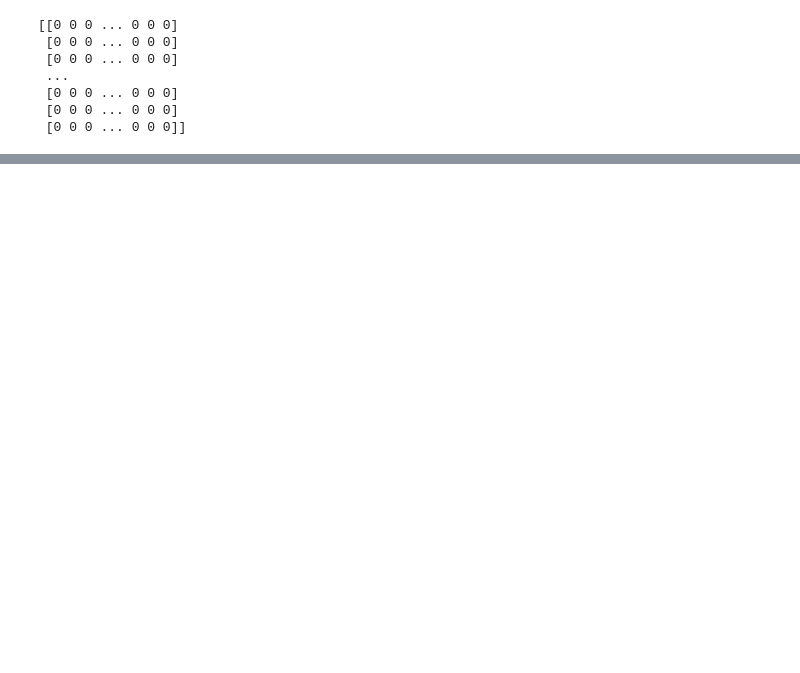
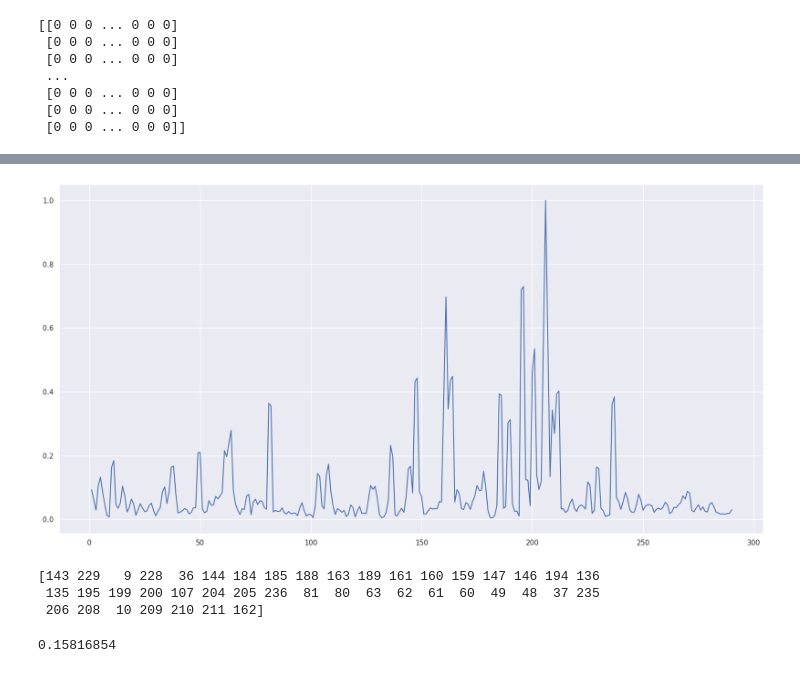
Before and after one commit to hcmus-thesis-gulu/human-centric-evaluation, a Jupyter notebook: [Thesis]_Testbed.ipynb, the cells around one changed output, grey strips where cells are left out. Saved outputs shown, nothing was run; the diff lists cells and outputs as text; code cells hidden in the pictures; blank space fills up the shorter version.

```diff
--- a/[Thesis]_Testbed.ipynb
+++ b/[Thesis]_Testbed.ipynb
@@ -376,0 +361,3 @@ sns.scatterplot(x = scaled_plot_embeddings[cidx, 0], y = scaled_plot_embeddings[
+# %%
+cmp_idxs = np.arange(1, len(reduced_scaled_embeddings) - 1)
+print(len(cmp_idxs))
@@ -376,0 +366,13 @@ sns.scatterplot(x = scaled_plot_embeddings[cidx, 0], y = scaled_plot_embeddings[
+# %%
+from scipy import spatial, stats
+def distance(x, y):
+    result_dist = np.array([dist[metric]([a], [b])[0, 0]
+                            for a, b in zip(x, y)])
+    print(result_dist.shape)
+    return result_dist
+# %%
+left_reduced_scaled = distance(reduced_scaled_embeddings[cmp_idxs], reduced_scaled_embeddings[:-2])
+right_reduced_scaled = distance(reduced_scaled_embeddings[cmp_idxs], reduced_scaled_embeddings[2:])
+reduced_scaled_dist = (left_reduced_scaled + right_reduced_scaled) / 2
+print(reduced_scaled_dist)
+print(reduced_scaled_dist.shape)
@@ -376,0 +397,4 @@ sns.scatterplot(x = scaled_plot_embeddings[cidx, 0], y = scaled_plot_embeddings[
+# %%
+norm_reduced_scaled_dist = preprocessing.normalize(reduced_scaled_dist.reshape(-1, 1),
+                                                   norm="max", axis=0)[:, 0]
+print(norm_reduced_scaled_dist)
@@ -376,0 +419,20 @@ sns.scatterplot(x = scaled_plot_embeddings[cidx, 0], y = scaled_plot_embeddings[
+# %%
+sns.lineplot(x = cmp_idxs,
+             y = norm_reduced_scaled_dist)
+sns.set(rc={'figure.figsize':(20, 10)})
+# %% [output]
+[figure, added]
+# %%
+high_range = int(len(norm_reduced_scaled_dist) * 0.15)
+high_idxs = np.argpartition(norm_reduced_scaled_dist,
+                            -high_range)[-high_range:]
+print(high_idxs)
+# %% [output]
+[143 229   9 228  36 144 184 185 188 163 189 161 160 159 147 146 194 136
+ 135 195 199 200 107 204 205 236  81  80  63  62  61  60  49  48  37 235
+ 206 208  10 209 210 211 162]
+# %%
+norm_reduced_scaled_cutoff = norm_reduced_scaled_dist[high_idxs].min()
+print(norm_reduced_scaled_cutoff)
+# %% [output]
+0.15816854
```
Also changed, not shown: parts of 80 cells of this notebook, 2 other files.
